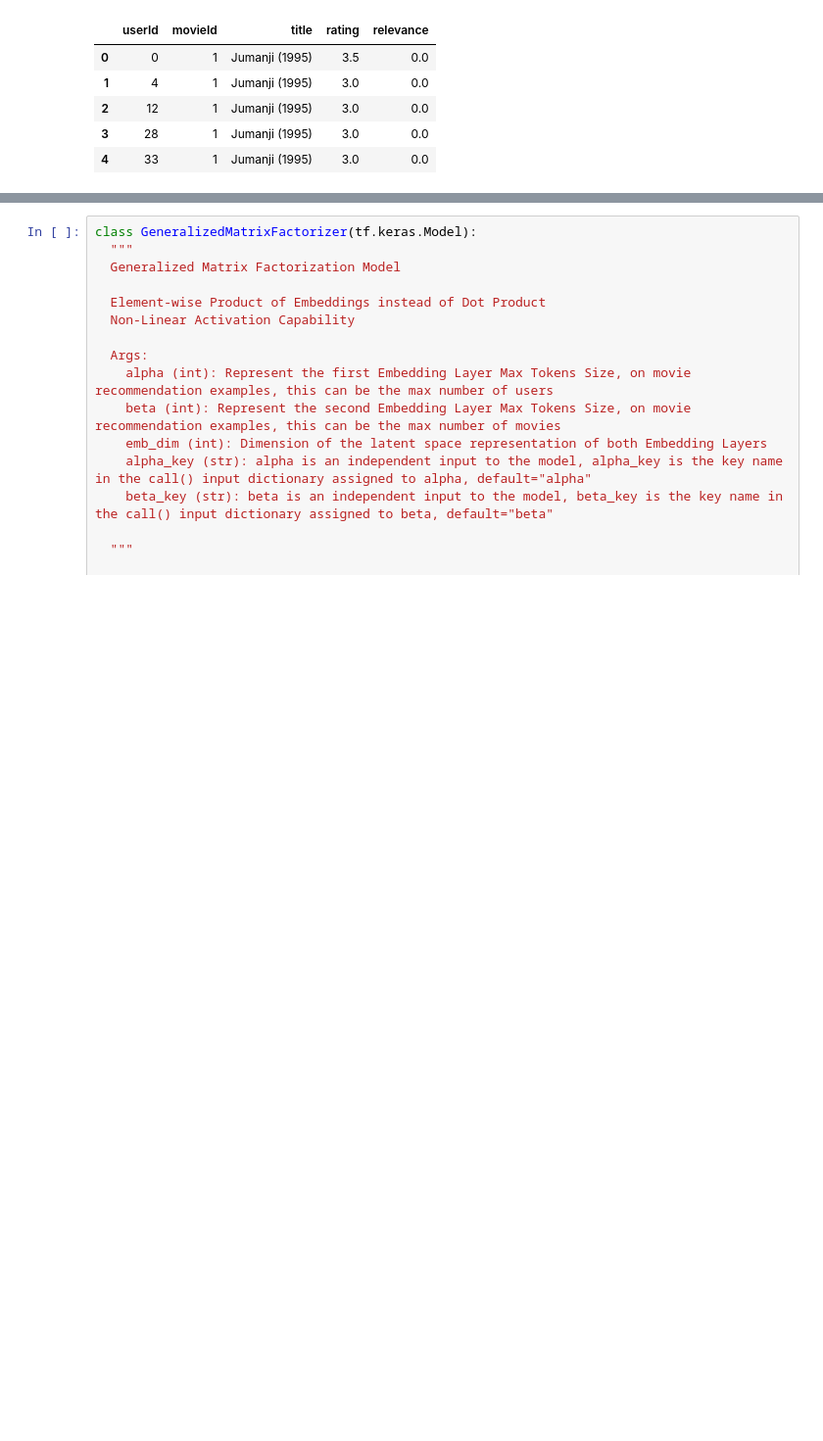
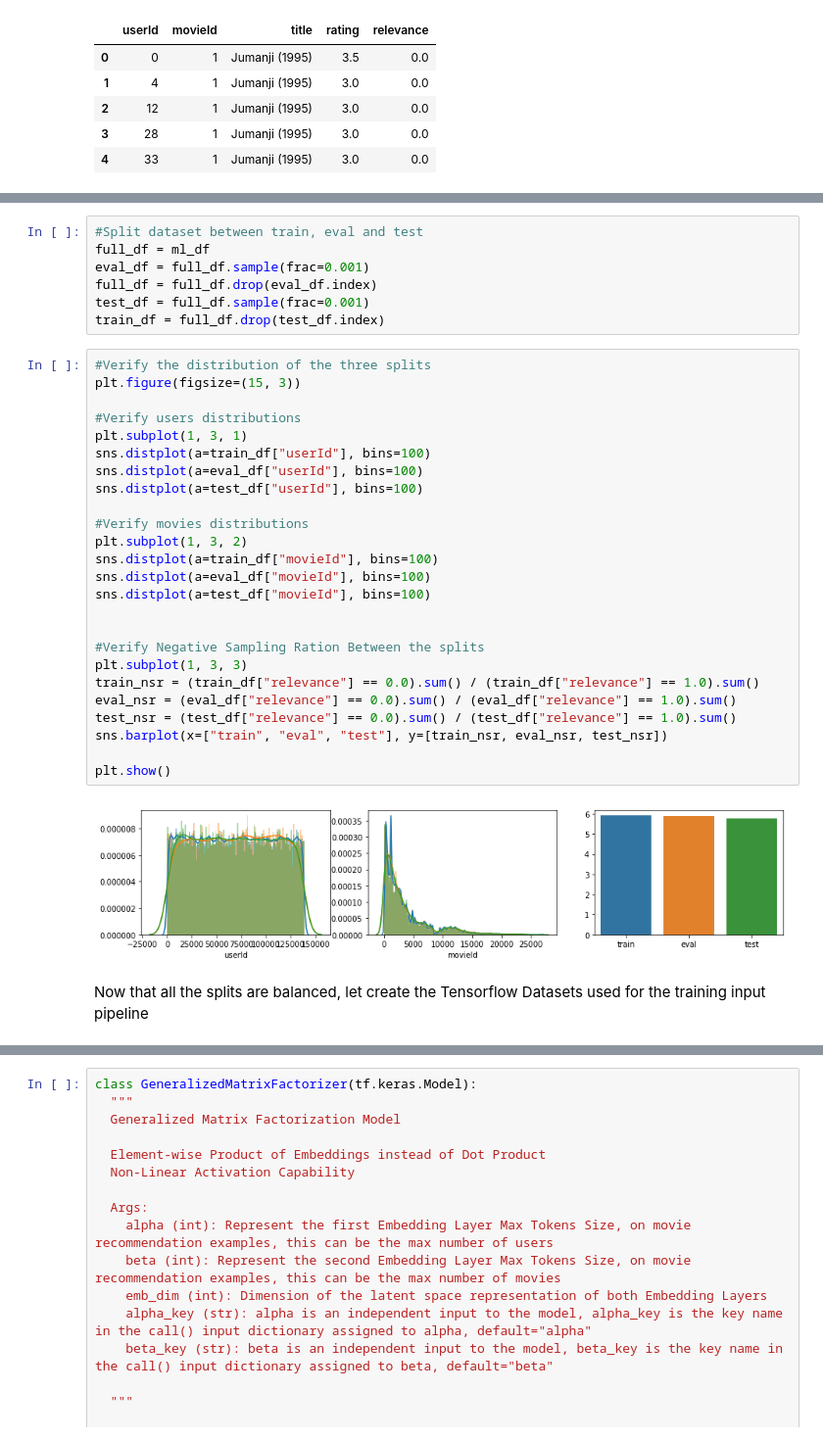
Before and after one commit to ElPapi42/NeuralMatrixFactorization, a Jupyter notebook: NeuralMatrixFactorization.ipynb, the cells around one changed output, grey strips where cells are left out. Shown at 98% size. Saved outputs shown, nothing was run; the diff lists cells and outputs as text; blank space fills up the shorter version.

Commit message:
Generalized Matrix Factorizer tunning and training
Improved EDA and Preprocessing pipeline

Updated Coments and Information

```diff
--- a/NeuralMatrixFactorization.ipynb
+++ b/NeuralMatrixFactorization.ipynb
@@ -172,0 +163,36 @@ plt.show()
+# %%
+#Split dataset between train, eval and test
+full_df = ml_df
+eval_df = full_df.sample(frac=0.001)
+full_df = full_df.drop(eval_df.index)
+test_df = full_df.sample(frac=0.001)
+train_df = full_df.drop(test_df.index)
+# %%
+#Verify the distribution of the three splits
+plt.figure(figsize=(15, 3))
+
+#Verify users distributions
+plt.subplot(1, 3, 1)
+sns.distplot(a=train_df["userId"], bins=100)
+sns.distplot(a=eval_df["userId"], bins=100)
+sns.distplot(a=test_df["userId"], bins=100)
+
+#Verify movies distributions
+plt.subplot(1, 3, 2)
+sns.distplot(a=train_df["movieId"], bins=100)
+sns.distplot(a=eval_df["movieId"], bins=100)
+sns.distplot(a=test_df["movieId"], bins=100)
+
+
+#Verify Negative Sampling Ration Between the splits
+plt.subplot(1, 3, 3)
+train_nsr = (train_df["relevance"] == 0.0).sum() / (train_df["relevance"] == 1.0).sum()
+eval_nsr = (eval_df["relevance"] == 0.0).sum() / (eval_df["relevance"] == 1.0).sum()
+test_nsr = (test_df["relevance"] == 0.0).sum() / (test_df["relevance"] == 1.0).sum()
+sns.barplot(x=["train", "eval", "test"], y=[train_nsr, eval_nsr, test_nsr])
+
+plt.show()
+# %% [output]
+[figure, added]
+# %% [markdown]
+Now that all the splits are balanced, let create the Tensorflow Datasets used for the training input pipeline
```
Also changed, not shown: parts of 16 cells of this notebook.
